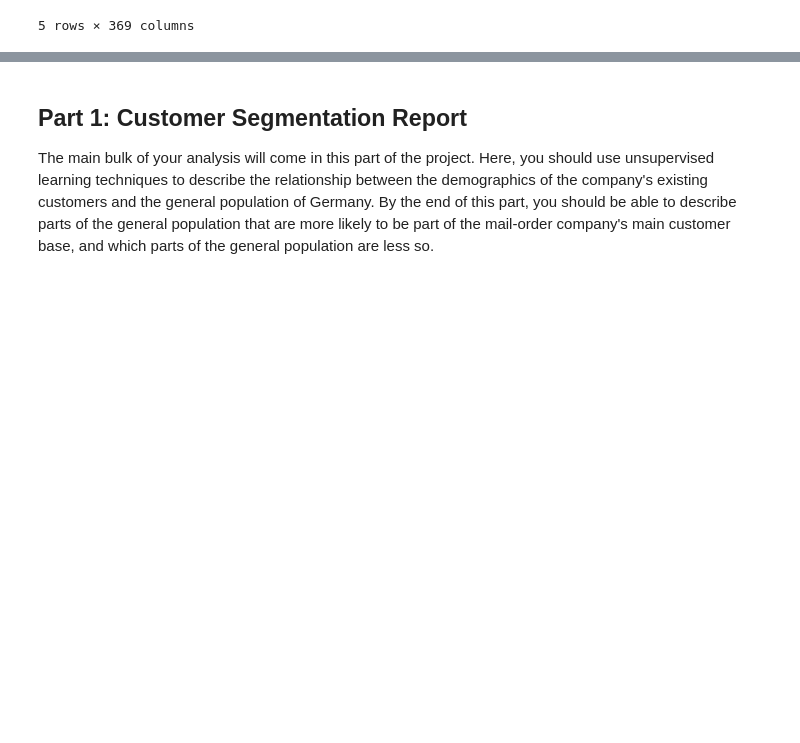
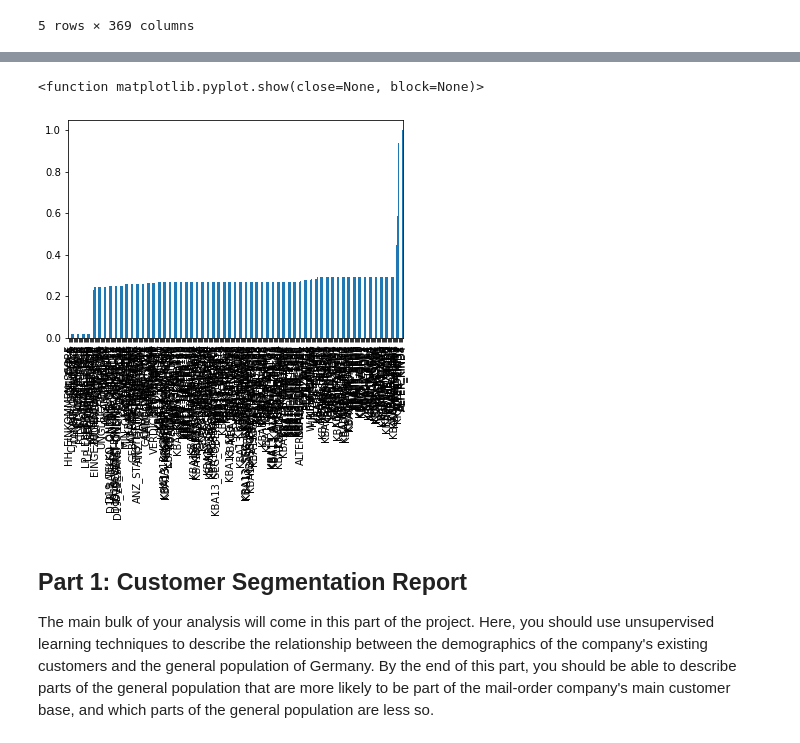
Before and after one commit to Aleaume/Udacity_DataSc_P4, a Jupyter notebook: Arvato Project Workbook.ipynb, the cells around one changed output, grey strips where cells are left out. Cells and saved outputs as stored; diff of their text form; code cells hidden in the pictures; blank space fills up the shorter version.

Commit message:
feat: assess, data types, missing value analysis

```diff
--- a/Arvato Project Workbook.ipynb
+++ b/Arvato Project Workbook.ipynb
@@ -58,0 +89,7 @@ customers.head()
+# %%
+#Looking at Missing values
+
+df_missing = customers.columns[customers.isnull().any()]
+df_missing_num = customers[df_missing].isnull().sum()/len(customers)
+df_missing_num.sort_values(ascending=True, inplace=True)
+df_missing_num
@@ -59,3 +109,10 @@ customers.head()
+# %%
+#Plotting the missing values
+df_missing_num.plot(kind="bar");
+plt.show
+# %% [output]
+<function matplotlib.pyplot.show(close=None, block=None)>
+[figure, added]
 # %%
 # Be sure to add in a lot more cells (both markdown and code) to document your
 # approach and findings!
```
Also changed, not shown: parts of 6 cells of this notebook.
